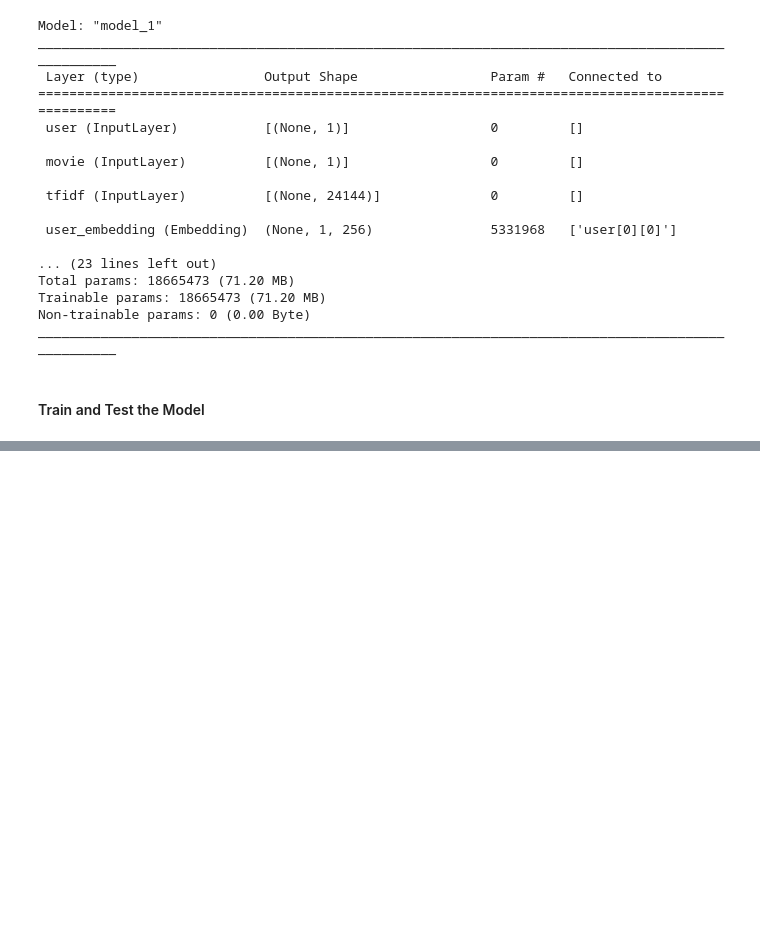
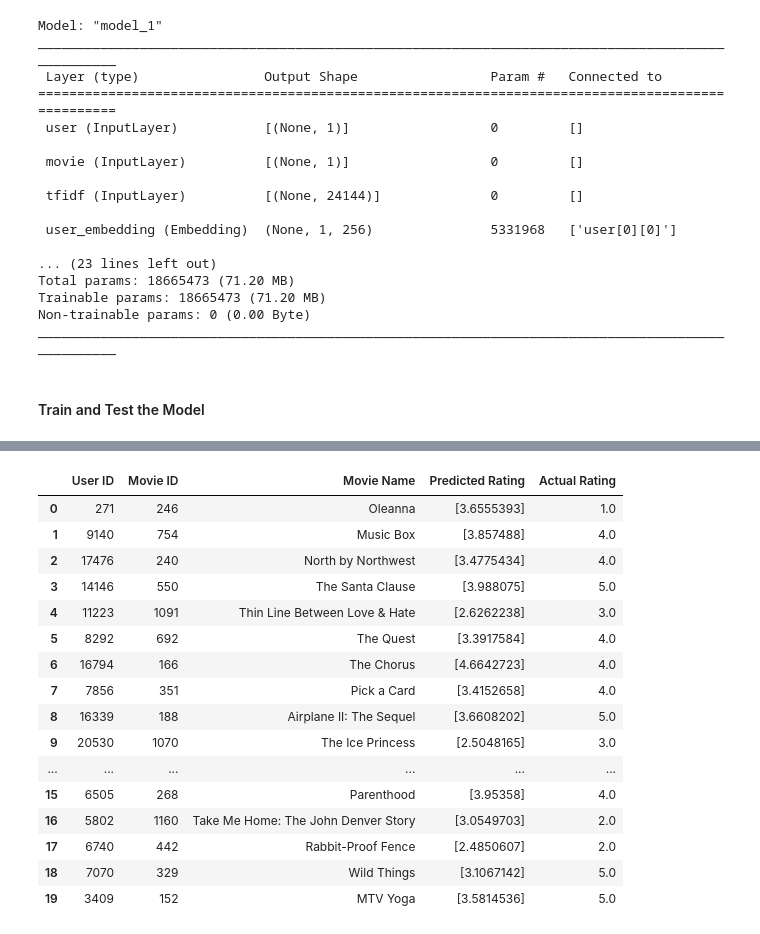
Before and after one commit to sparvathaneni15/mec-mini-projects, a Jupyter notebook: mec-17.4.1-recommendation-systems-mini-project/Mini_Project_Recommendation_Systems.ipynb, the cells around one changed output, grey strips where cells are left out. Saved outputs shown, nothing was run; the diff lists cells and outputs as text; code cells hidden in the pictures; blank space fills up the shorter version.

```diff
--- a/mec-17.4.1-recommendation-systems-mini-project/Mini_Project_Recommendation_Systems.ipynb
+++ b/mec-17.4.1-recommendation-systems-mini-project/Mini_Project_Recommendation_Systems.ipynb
@@ -1200,0 +1192,32 @@ ValueError: `validation_split` is only supported for Tensors or NumPy arrays, fo
+# %%
+from scipy.sparse import csr_matrix
+from sklearn.model_selection import train_test_split
+
+# Ensure train_tfidf is in CSR format and sort its indices
+train_tfidf = csr_matrix(train_tfidf)
+train_tfidf.sort_indices()
+
+# Assuming df_hybrid_train is your DataFrame and train_tfidf is your sparse matrix
+users = df_hybrid_train['User'].values
+movies = df_hybrid_train['Movie'].values
+ratings = df_hybrid_train['Rating'].values
+
+# Split the data
+users_train, users_val, movies_train, movies_val, tfidf_train, tfidf_val, y_train, y_val = train_test_split(
+    users, movies, train_tfidf, ratings,
+    test_size=0.1,  # This is equivalent to validation_split=0.1
+    random_state=42
+)
+
+# Ensure the split TF-IDF matrices are also sorted
+tfidf_train.sort_indices()
+tfidf_val.sort_indices()
+
+# Now fit the model without validation_split
+model.fit(
+    [users_train, movies_train, tfidf_train], y_train,
+    batch_size=batch_size,
+    epochs=1,
+    validation_data=([users_val, movies_val, tfidf_val], y_val),
+    shuffle=True
+)
@@ -1201,14 +1244,19 @@ ValueError: `validation_split` is only supported for Tensors or NumPy arrays, fo
 # %%
 # create test input data and true outputs
-X_test = [df_hybrid_test['User'], df_hybrid_test['Movie'], test_tfidf]
+test_tfidf = csr_matrix(test_tfidf)
+test_tfidf.sort_indices()
+
+X_test = [df_hybrid_test['User'].values, df_hybrid_test['Movie'].values, test_tfidf]
+
 y_true = df_hybrid_test['Rating'].values
 
-# Test model by making predictions on test data
-y_pred = model.predict(X_test).ravel()
+y_pred = model.predict(X_test)
+
 # clip upper and lower ratings
 y_pred = list(map(lambda x: 1.0 if x < 1 else 5.0 if x > 5.0 else x, y_pred))
 
 #  Compute RMSE
 rmse = np.sqrt(mean_squared_error(y_pred=y_pred, y_true=y_true))
+rmse = np.mean(rmse)
 print('\n\nTesting Result With DL Hybrid Recommender: {:.4f} RMSE'.format(rmse))
 # %% [output]
@@ -1236,11 +1264,29 @@ Traceback (most recent call last):
 # %%
 ## Let's see how our collaborative model performs by seeing the predicted and actual rating for the given user and movie pair
 results_df = pd.DataFrame({
     'User ID': df_hybrid_test['User'].values,
     'Movie ID': df_hybrid_test['Movie'].values,
     'Movie Name': [movie_titles['Name'].iloc[item] for item in df_hybrid_test['Movie']],
-    'Predicted Rating': np.round(y_pred, 1),
+    'Predicted Rating': y_pred,
     'Actual Rating': y_true
 })
 
 results_df.head(20)
+# %% [output]
+|  | User ID | Movie ID | Movie Name | Predicted Rating | Actual Rating |
+| 0 | 271 | 246 | Oleanna | [3.6555393] | 1.0 |
+| 1 | 9140 | 754 | Music Box | [3.857488] | 4.0 |
+| 2 | 17476 | 240 | North by Northwest | [3.4775434] | 4.0 |
+| 3 | 14146 | 550 | The Santa Clause | [3.988075] | 5.0 |
+| 4 | 11223 | 1091 | Thin Line Between Love & Hate | [2.6262238] | 3.0 |
+| 5 | 8292 | 692 | The Quest | [3.3917584] | 4.0 |
+| 6 | 16794 | 166 | The Chorus | [4.6642723] | 4.0 |
+| 7 | 7856 | 351 | Pick a Card | [3.4152658] | 4.0 |
+| 8 | 16339 | 188 | Airplane II: The Sequel | [3.6608202] | 5.0 |
+| 9 | 20530 | 1070 | The Ice Princess | [2.5048165] | 3.0 |
+| ... | ... | ... | ... | ... | ... |
+| 15 | 6505 | 268 | Parenthood | [3.95358] | 4.0 |
+| 16 | 5802 | 1160 | Take Me Home: The John Denver Story | [3.0549703] | 2.0 |
+| 17 | 6740 | 442 | Rabbit-Proof Fence | [2.4850607] | 2.0 |
+| 18 | 7070 | 329 | Wild Things | [3.1067142] | 5.0 |
+| 19 | 3409 | 152 | MTV Yoga | [3.5814536] | 5.0 |
```
Also changed, not shown: parts of 23 cells of this notebook.
